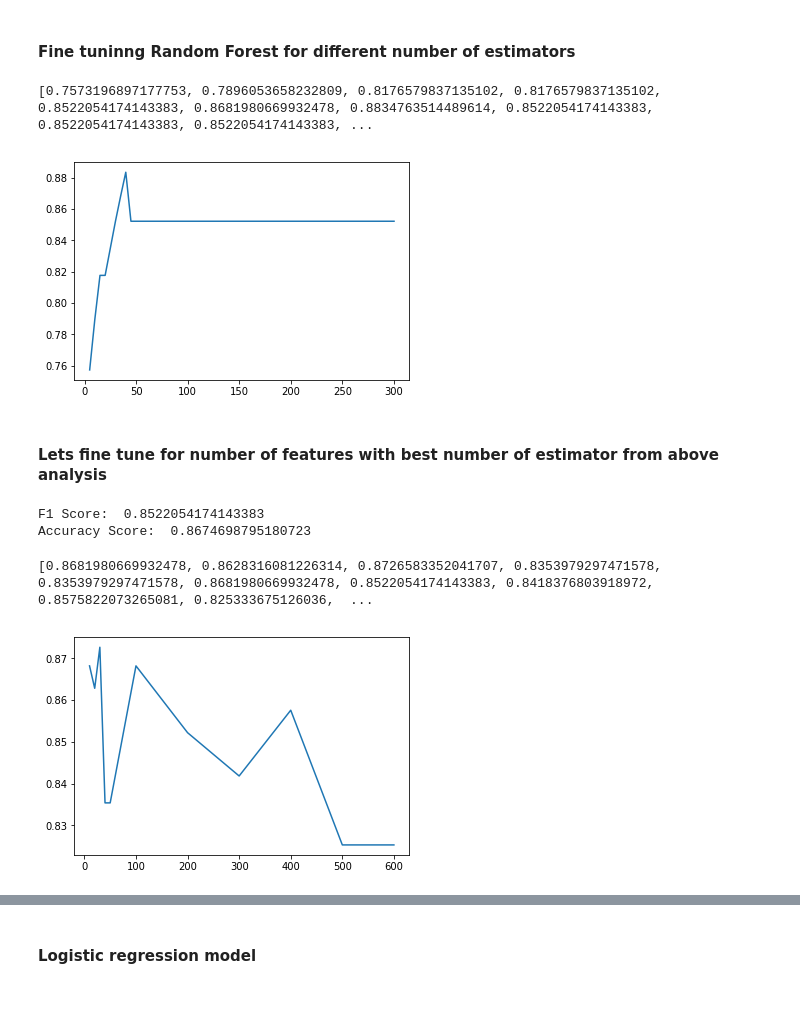
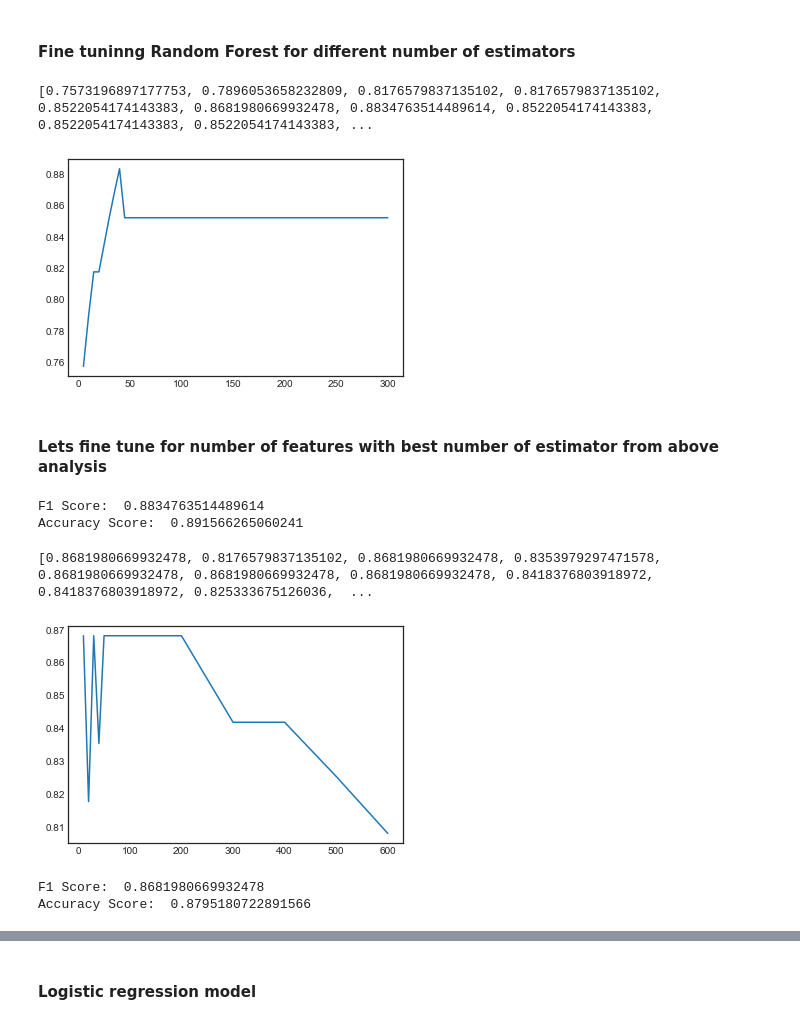
Before and after one commit to nikhilagr/ClassificationOfCountries, a Jupyter notebook: Military-Expenses-V1.ipynb, the cells around one changed output, grey strips where cells are left out. Cells and saved outputs as stored; diff of their text form; code cells hidden in the pictures.

```diff
--- a/Military-Expenses-V1.ipynb
+++ b/Military-Expenses-V1.ipynb
@@ -256,8 +273,0 @@ Name: label, dtype: int64
-# %%
-knn = KNeighborsClassifier(n_neighbors=10)
-knn.fit(X_train,y_train)
-pred = knn.predict(X_test)
-dsf = classification_report(y_test,pred)
-acc = accuracy_score(y_test,pred)
-print(dsf)
-print('Accuracy is: ',acc)
@@ -274,14 +275,14 @@ Accuracy is:  0.7951807228915663
 ###### KNN with k ranging from 1 to 15
 # %%
 #KNN for different k values
-kVals = [1,2,3,4,5,6,7,8,9,10,11,12,13,14,15]
+kVals = [2,3,4,5,6,7,8,9,10,11,12,13,14,15]
 scores = []
 
 for k in kVals:
     knn = KNeighborsClassifier(n_neighbors=k)
     knn.fit(X_train,y_train)
     pred = knn.predict(X_test)
-    scores.append(accuracy_score(y_test,pred))
+    scores.append(f1_score(y_test,pred,average='weighted'))
 
 plt.plot(kVals,scores)
 print(scores)
@@ -290,0 +292,11 @@ print(scores)
+# %%
+knn = KNeighborsClassifier(n_neighbors=6)
+knn.fit(X_train,y_train)
+pred = knn.predict(X_test)
+dsf = classification_report(y_test,pred)
+print(dsf)
+f1 = f1_score(y_test,pred,average='weighted')
+print('F1 Score: ',f1)
+acc = accuracy_score(y_test,pred)
+print('Accuracy is: ',acc)
+cm = confusion_matrix(y_test,pred)
@@ -315,29 +358,40 @@ plt.plot(estimators,f1_scores)
 print(f1_scores)
 # %% [output]
 [0.7573196897177753, 0.7896053658232809, 0.8176579837135102, 0.8176579837135102, 0.8522054174143383, 0.8681980669932478, 0.8834763514489614, 0.8522054174143383, 0.8522054174143383, 0.8522054174143383, ...
-[figure, old version]
+[figure, new version]
 # %% [markdown]
 #### Lets fine tune for number of features with best number of estimator from above analysis
 # %%
-rf_classifier = RandomForestClassifier(n_estimators=100, random_state = 42)
+rf_classifier = RandomForestClassifier(n_estimators=40, random_state = 42)
 rf_classifier.fit(X_train,y_train)
 pred = rf_classifier.predict(X_test)
 print("F1 Score: ", metrics.f1_score(y_test,pred, average='weighted'))
 print("Accuracy Score: ", accuracy_score(y_test,pred))
 # %% [output]
-F1 Score:  0.8522054174143383
-Accuracy Score:  0.8674698795180723
+F1 Score:  0.8834763514489614
+Accuracy Score:  0.891566265060241
 # %%
 no_of_features = [10,20,30,40,50,100,200,300,400,500,600]
 f1_scores = []
 for e in no_of_features:
-    rf_classifier = RandomForestClassifier(max_features = e ,n_estimators=30,random_state = 42)
+    rf_classifier = RandomForestClassifier(max_features = e ,n_estimators=40,random_state = 42)
     rf_classifier.fit(X_train,y_train)
     pred = rf_classifier.predict(X_test)
     f1_scores.append(f1_score(y_test,pred,average='weighted'))
 
 plt.plot(no_of_features,f1_scores)
 print(f1_scores)
 # %% [output]
-[0.8681980669932478, 0.8628316081226314, 0.8726583352041707, 0.8353979297471578, 0.8353979297471578, 0.8681980669932478, 0.8522054174143383, 0.8418376803918972, 0.8575822073265081, 0.825333675126036,  ...
+[0.8681980669932478, 0.8176579837135102, 0.8681980669932478, 0.8353979297471578, 0.8681980669932478, 0.8681980669932478, 0.8681980669932478, 0.8418376803918972, 0.8418376803918972, 0.825333675126036,  ...
-[figure, old version]
+[figure, new version]
+# %%
+rf_classifier = RandomForestClassifier(n_estimators=40,max_features=100, random_state = 42)
+rf_classifier.fit(X_train,y_train)
+pred = rf_classifier.predict(X_test)
+print("F1 Score: ", metrics.f1_score(y_test,pred, average='weighted'))
+print("Accuracy Score: ", accuracy_score(y_test,pred))
+cr = classification_report(y_test,pred)
+cm = confusion_matrix(y_test,pred)
+# %% [output]
+F1 Score:  0.8681980669932478
+Accuracy Score:  0.8795180722891566
```
Also changed, not shown: parts of 25 cells of this notebook, 6 other files.
